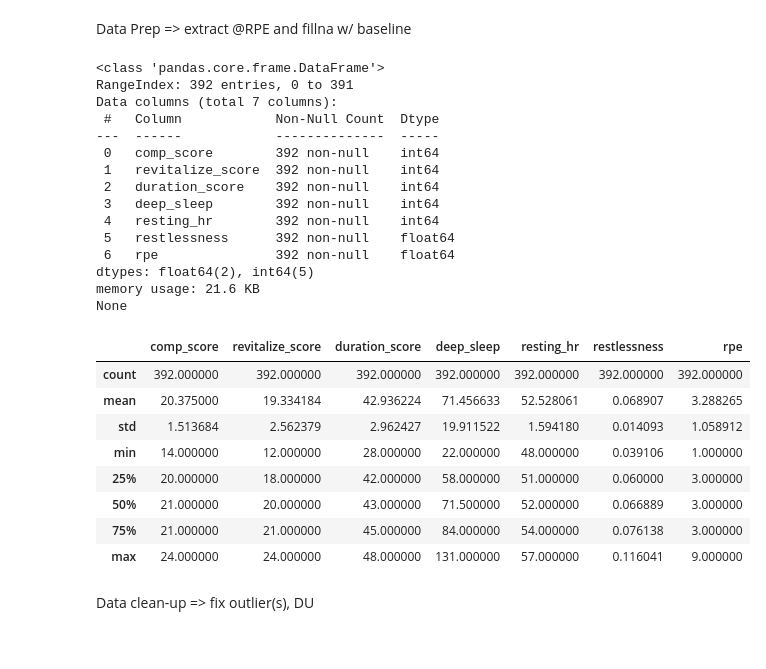
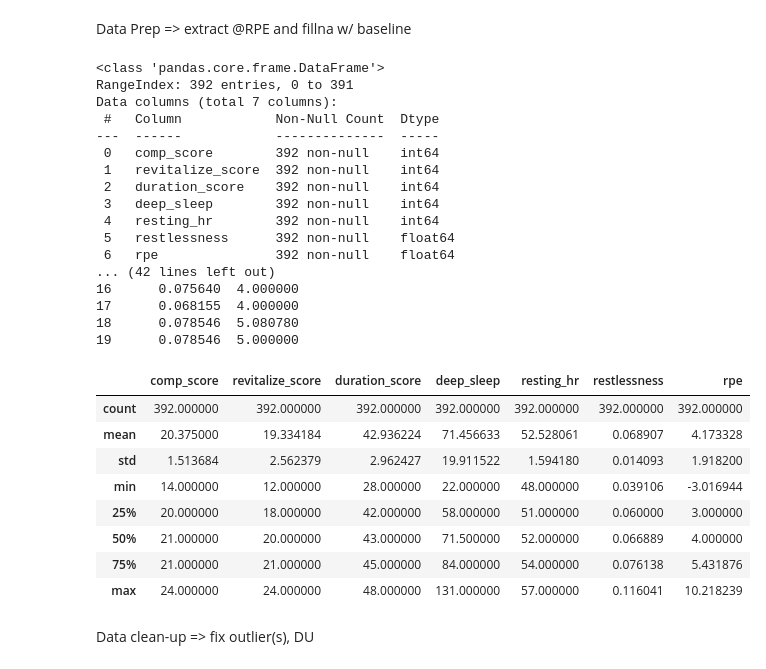
Before and after one commit to djfLtC0dr/python-playground, a Jupyter notebook: DASC522/djfDASC522_final.ipynb, the cells around one changed output. Saved outputs shown, nothing was run; the diff lists cells and outputs as text; code cells hidden in the pictures.

```diff
--- a/DASC522/djfDASC522_final.ipynb
+++ b/DASC522/djfDASC522_final.ipynb
@@ -241,51 +241,62 @@ None
 # %% [markdown]
 Data Prep => extract @RPE and fillna w/ baseline
 # %%
+import numpy as np
 import warnings
 warnings.filterwarnings('ignore')
 
 data['rpe'] = data[6].str.extract(r'(@RPE+\d+)', expand=False)
 data['rpe'] = data['rpe'].str[4:].astype(float)
-data=data.fillna({'rpe':3.0}) # moderate, @130bpm HR
+# Fill all nan rpe with random rpe using mean and stdev
+rng = np.random.default_rng(0)
+mu = data['rpe'].mean()
+sd = data['rpe'].std()
+
+filler = pd.Series(rng.normal(loc=mu, scale=sd, size=len(data)))
+data['rpe'] = data['rpe'].fillna(filler)
+# data=data.fillna({'rpe':3.0}) # moderate, @130bpm HR
 data.drop(columns=[6], inplace=True)
 
 dict_col_names = {
     0: 'comp_score',
     1: 'revitalize_score',
     2: 'duration_score',
     3: 'deep_sleep',
     4: 'resting_hr',
     5: 'restlessness',
 }
 
 data.rename(dict_col_names, axis=1, inplace=True)
 print(data.info())
+print(data.head(20))
 data.describe()
 # %% [output]
 <class 'pandas.core.frame.DataFrame'>
 RangeIndex: 392 entries, 0 to 391
 Data columns (total 7 columns):
  #   Column            Non-Null Count  Dtype
 ---  ------            --------------  -----
  0   comp_score        392 non-null    int64
  1   revitalize_score  392 non-null    int64
  2   duration_score    392 non-null    int64
  3   deep_sleep        392 non-null    int64
  4   resting_hr        392 non-null    int64
  5   restlessness      392 non-null    float64
  6   rpe               392 non-null    float64
-dtypes: float64(2), int64(5)
-memory usage: 21.6 KB
-None
+... (42 lines left out)
+16      0.075640  4.000000
+17      0.068155  4.000000
+18      0.078546  5.080780
+19      0.078546  5.000000
 |  | comp_score | revitalize_score | duration_score | deep_sleep | resting_hr | restlessness | rpe |
 | count | 392.000000 | 392.000000 | 392.000000 | 392.000000 | 392.000000 | 392.000000 | 392.000000 |
-| mean | 20.375000 | 19.334184 | 42.936224 | 71.456633 | 52.528061 | 0.068907 | 3.288265 |
-| std | 1.513684 | 2.562379 | 2.962427 | 19.911522 | 1.594180 | 0.014093 | 1.058912 |
-| min | 14.000000 | 12.000000 | 28.000000 | 22.000000 | 48.000000 | 0.039106 | 1.000000 |
+| mean | 20.375000 | 19.334184 | 42.936224 | 71.456633 | 52.528061 | 0.068907 | 4.173328 |
+| std | 1.513684 | 2.562379 | 2.962427 | 19.911522 | 1.594180 | 0.014093 | 1.918200 |
+| min | 14.000000 | 12.000000 | 28.000000 | 22.000000 | 48.000000 | 0.039106 | -3.016944 |
 | 25% | 20.000000 | 18.000000 | 42.000000 | 58.000000 | 51.000000 | 0.060000 | 3.000000 |
-| 50% | 21.000000 | 20.000000 | 43.000000 | 71.500000 | 52.000000 | 0.066889 | 3.000000 |
-| 75% | 21.000000 | 21.000000 | 45.000000 | 84.000000 | 54.000000 | 0.076138 | 3.000000 |
-| max | 24.000000 | 24.000000 | 48.000000 | 131.000000 | 57.000000 | 0.116041 | 9.000000 |
+| 50% | 21.000000 | 20.000000 | 43.000000 | 71.500000 | 52.000000 | 0.066889 | 4.000000 |
+| 75% | 21.000000 | 21.000000 | 45.000000 | 84.000000 | 54.000000 | 0.076138 | 5.431876 |
+| max | 24.000000 | 24.000000 | 48.000000 | 131.000000 | 57.000000 | 0.116041 | 10.218239 |
 # %% [markdown]
 Data clean-up => fix outlier(s), DU
 # %%
```
Also changed, not shown: parts of 1 cell of this notebook.
